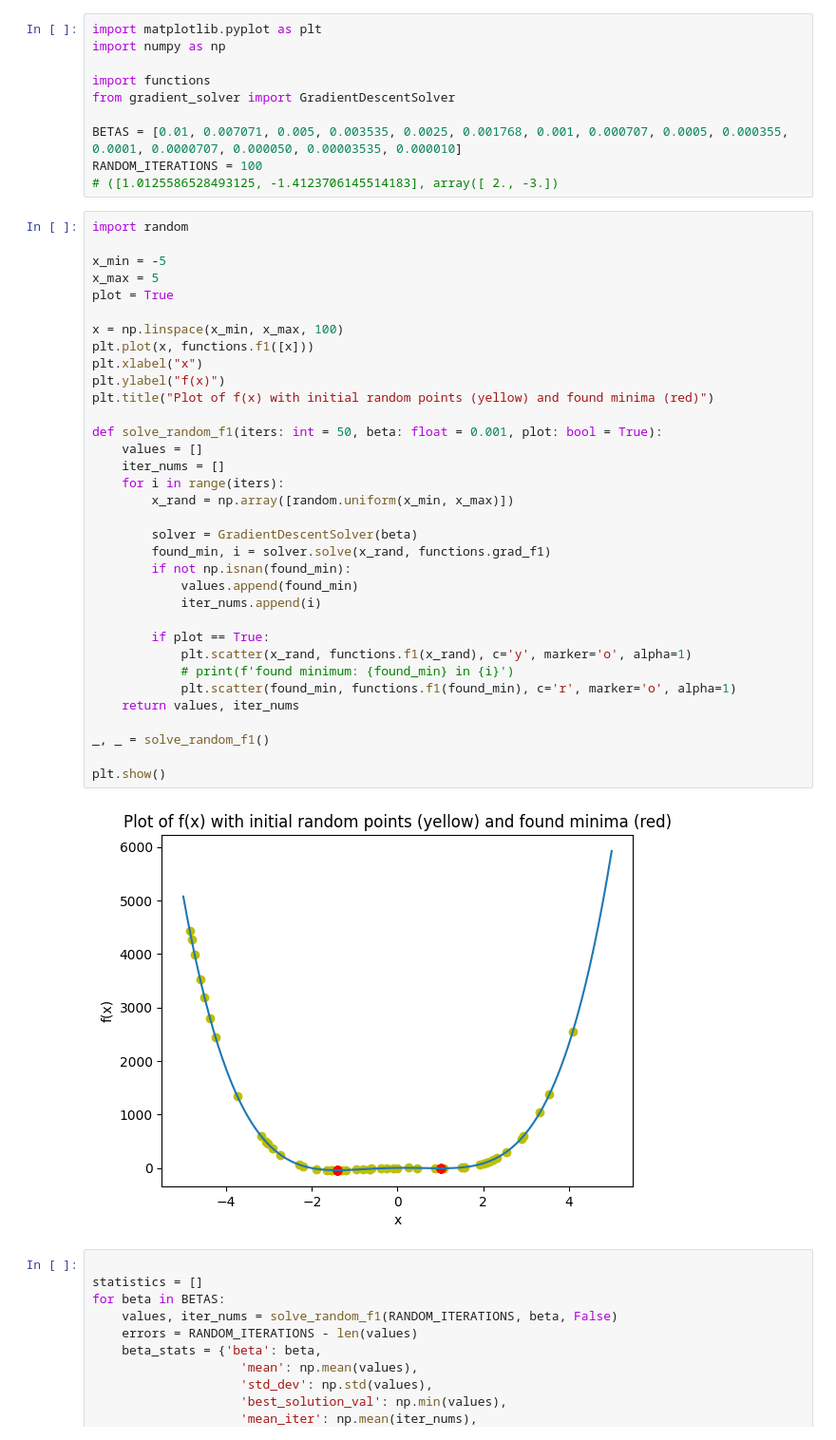
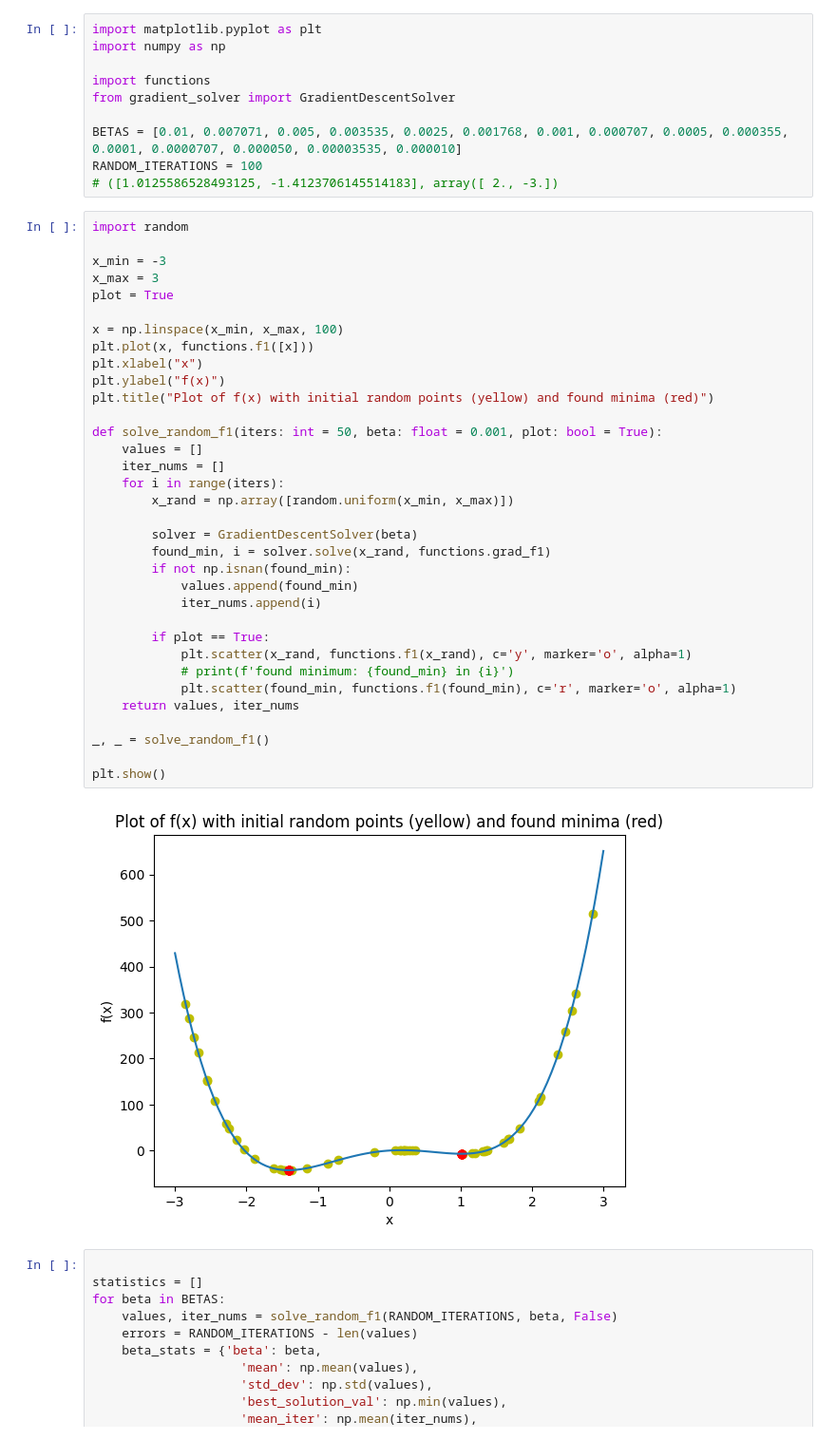
Before and after one commit to jromanki/wsi, a Jupyter notebook: lab1/src/testing.ipynb, the cells around one changed output. Shown: that part at 95% size. Cells and saved outputs as stored; diff of their text form.

```diff
--- a/lab1/src/testing.ipynb
+++ b/lab1/src/testing.ipynb
@@ -13,39 +13,39 @@ RANDOM_ITERATIONS = 100
 # %%
 import random
 
-x_min = -5
-x_max = 5
+x_min = -3
+x_max = 3
 plot = True
 
 x = np.linspace(x_min, x_max, 100)
 plt.plot(x, functions.f1([x]))
 plt.xlabel("x")
 plt.ylabel("f(x)")
 plt.title("Plot of f(x) with initial random points (yellow) and found minima (red)")
 
 def solve_random_f1(iters: int = 50, beta: float = 0.001, plot: bool = True):
     values = []
     iter_nums = []
     for i in range(iters):
         x_rand = np.array([random.uniform(x_min, x_max)])
 
         solver = GradientDescentSolver(beta)
         found_min, i = solver.solve(x_rand, functions.grad_f1)
         if not np.isnan(found_min):
             values.append(found_min)
             iter_nums.append(i)
 
         if plot == True:
             plt.scatter(x_rand, functions.f1(x_rand), c='y', marker='o', alpha=1)
             # print(f'found minimum: {found_min} in {i}')
             plt.scatter(found_min, functions.f1(found_min), c='r', marker='o', alpha=1)
     return values, iter_nums
 
 _, _ = solve_random_f1()
 
 plt.show()
 # %% [output]
-[figure, old version]
+[figure, new version]
 # %%
 
 statistics = []
```
Also changed, not shown: parts of 5 cells of this notebook, 6 other files.
